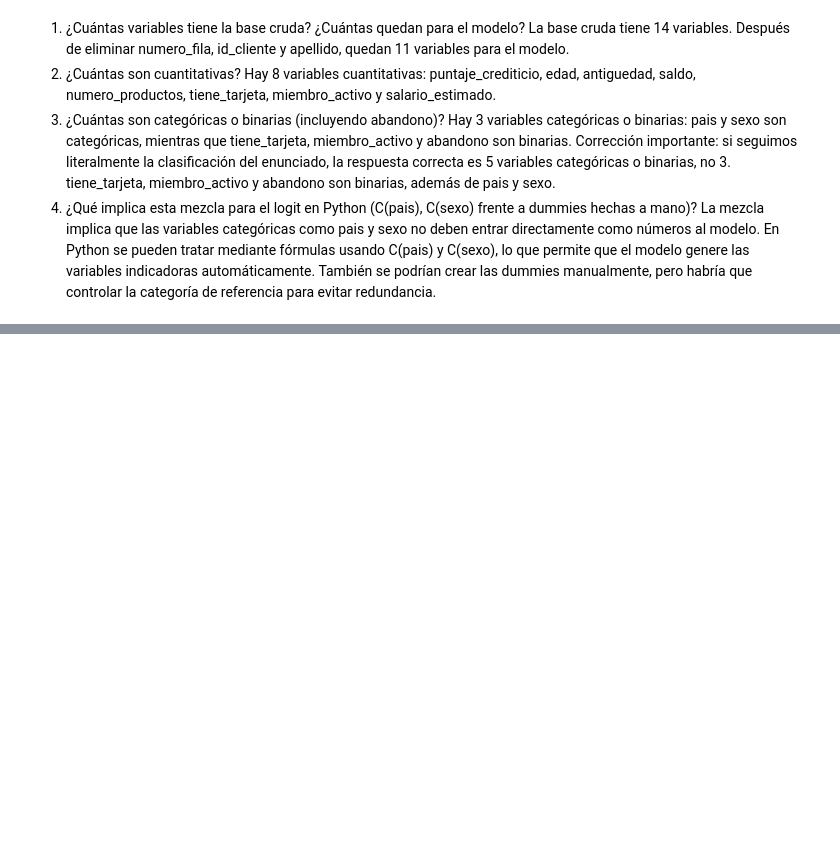
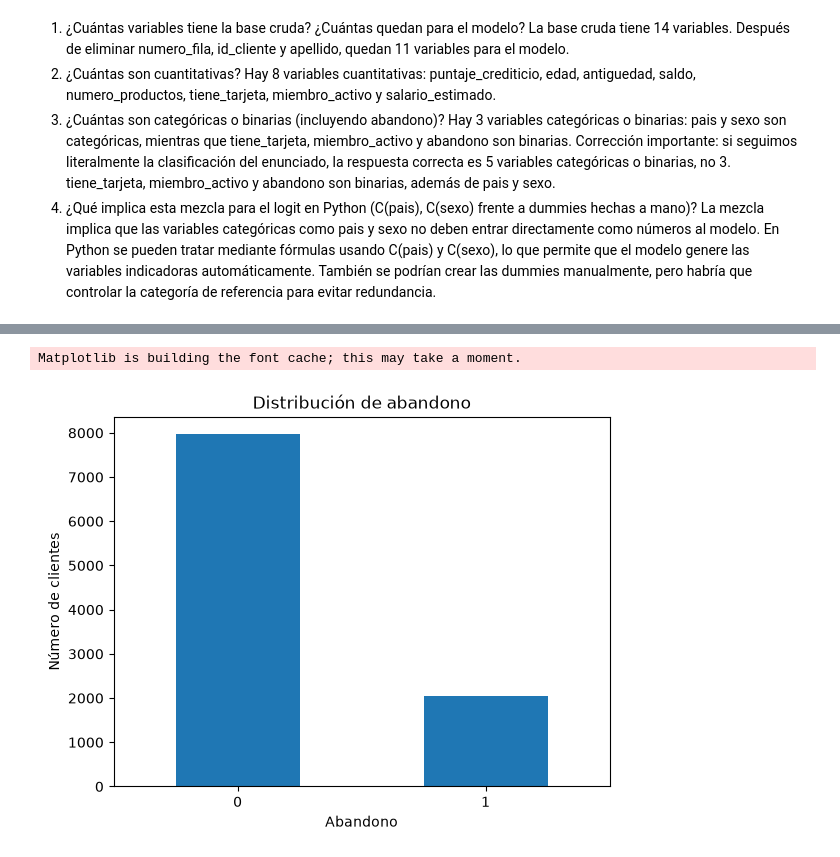
Before and after one commit to ladydayanarestrepoloaiza-ui/Taller_2_ML_Clase_9, a Jupyter notebook: Taller_Abandono_Producto_Financiero.ipynb, the cells around one changed output, grey strips where cells are left out. Cells and saved outputs as stored; diff of their text form; code cells hidden in the pictures; blank space fills up the shorter version.

```diff
--- a/Taller_Abandono_Producto_Financiero.ipynb
+++ b/Taller_Abandono_Producto_Financiero.ipynb
@@ -134,0 +137,9 @@ La mezcla implica que las variables categóricas como pais y sexo no deben entra
+# %%
+conteo_abandono = df["abandono"].value_counts().sort_index()
+proporcion_abandono = df["abandono"].value_counts(normalize=True).sort_index()
+
+print("Conteo de abandono:")
+print(conteo_abandono)
+
+print("\nProporción de abandono:")
+print(proporcion_abandono)
@@ -134,0 +158,13 @@ La mezcla implica que las variables categóricas como pais y sexo no deben entra
+# %%
+import matplotlib.pyplot as plt
+
+conteo_abandono.plot(kind="bar")
+
+plt.title("Distribución de abandono")
+plt.xlabel("Abandono")
+plt.ylabel("Número de clientes")
+plt.xticks(rotation=0)
+plt.show()
+# %% [output]
+Matplotlib is building the font cache; this may take a moment.
+[figure, added]
```
Also changed, not shown: parts of 9 cells of this notebook.
